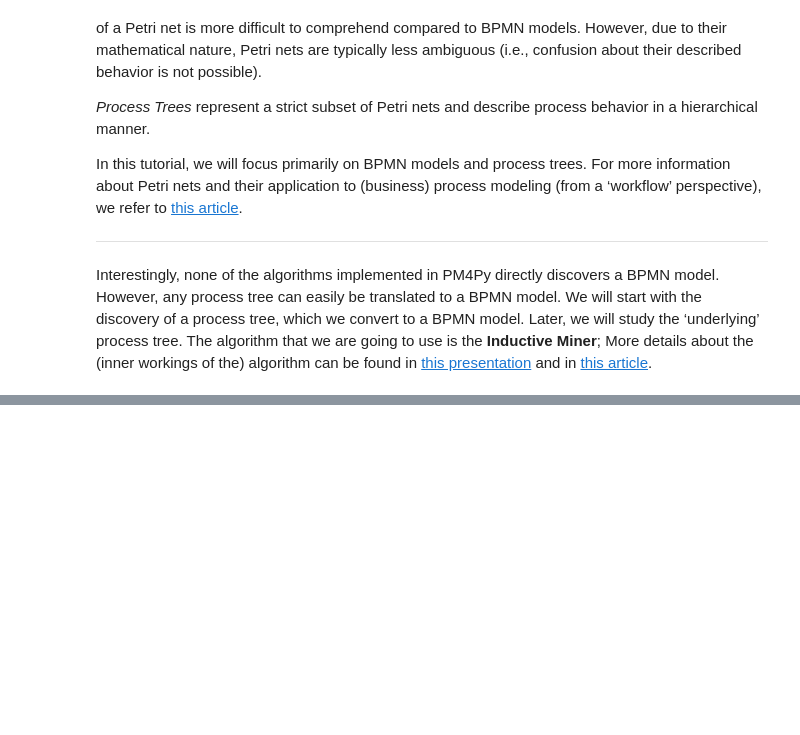
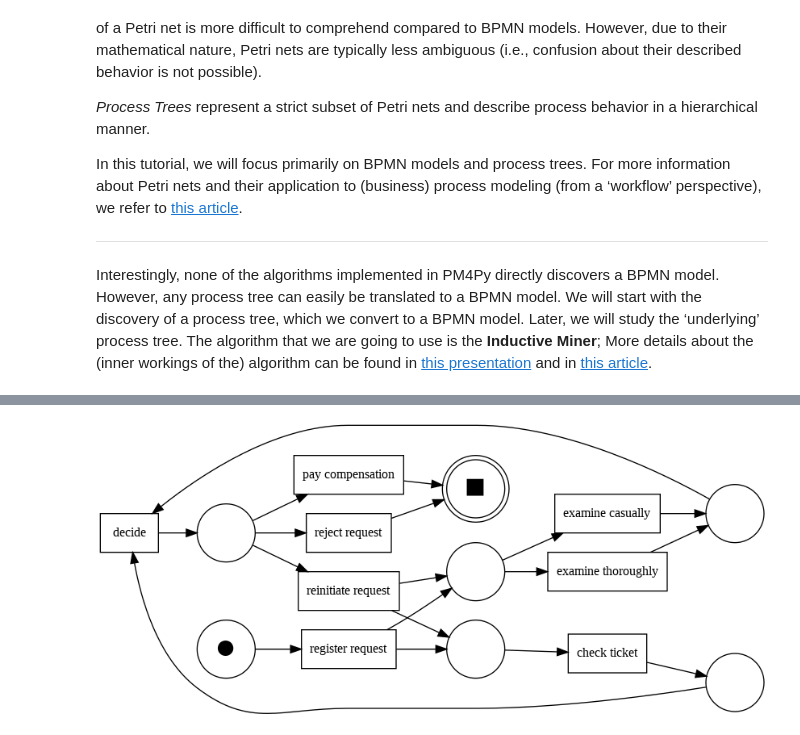
Before and after one commit to sawubona-repo/BINA-FS24-WORK, a Jupyter notebook: LB07-ProcessMining/Python/DEMO_Python_PM4PY_ProcessDiscovery.ipynb, the cells around one changed output, grey strips where cells are left out. Saved outputs shown, nothing was run; the diff lists cells and outputs as text; code cells hidden in the pictures; blank space fills up the shorter version.

```diff
--- a/LB07-ProcessMining/Python/DEMO_Python_PM4PY_ProcessDiscovery.ipynb
+++ b/LB07-ProcessMining/Python/DEMO_Python_PM4PY_ProcessDiscovery.ipynb
@@ -267,0 +205,7 @@ When analyzing real event data, visual analytic tools (e.g., the [Variant Explor
+# %%
+# Discover petri net from event log by the 'alpha miner' algorithm
+net3, im3, fm3 = pm4py.discover_petri_net_alpha(log_df)
+
+pm4py.view_petri_net(net3, im3, fm3)
+# %% [output]
+[figure, added]
```
Also changed, not shown: parts of 53 cells of this notebook, 8 other files.
